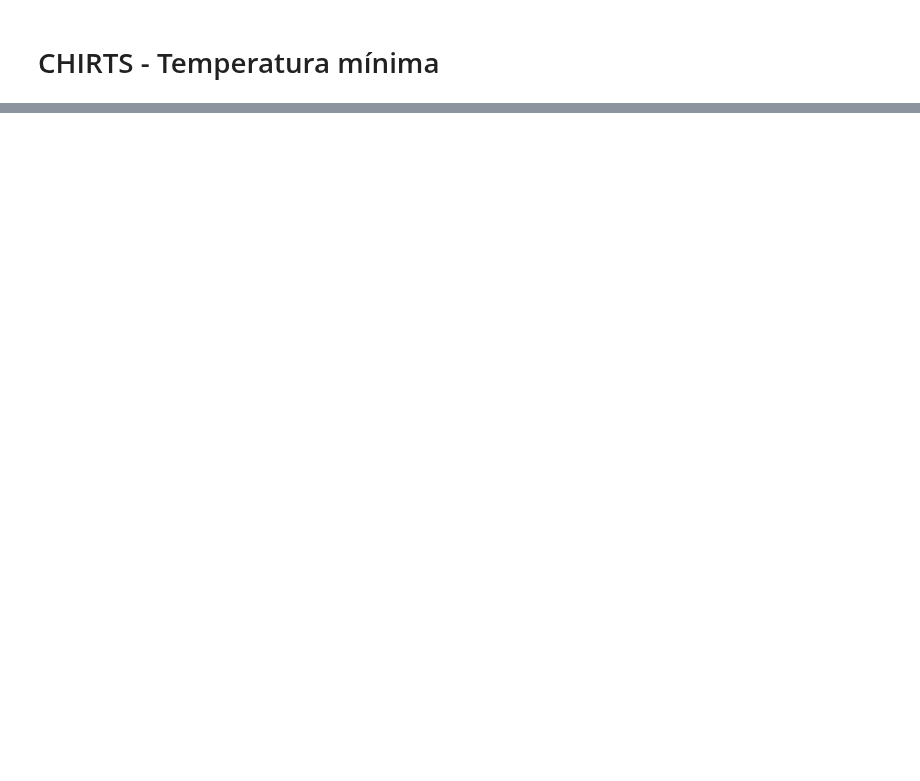
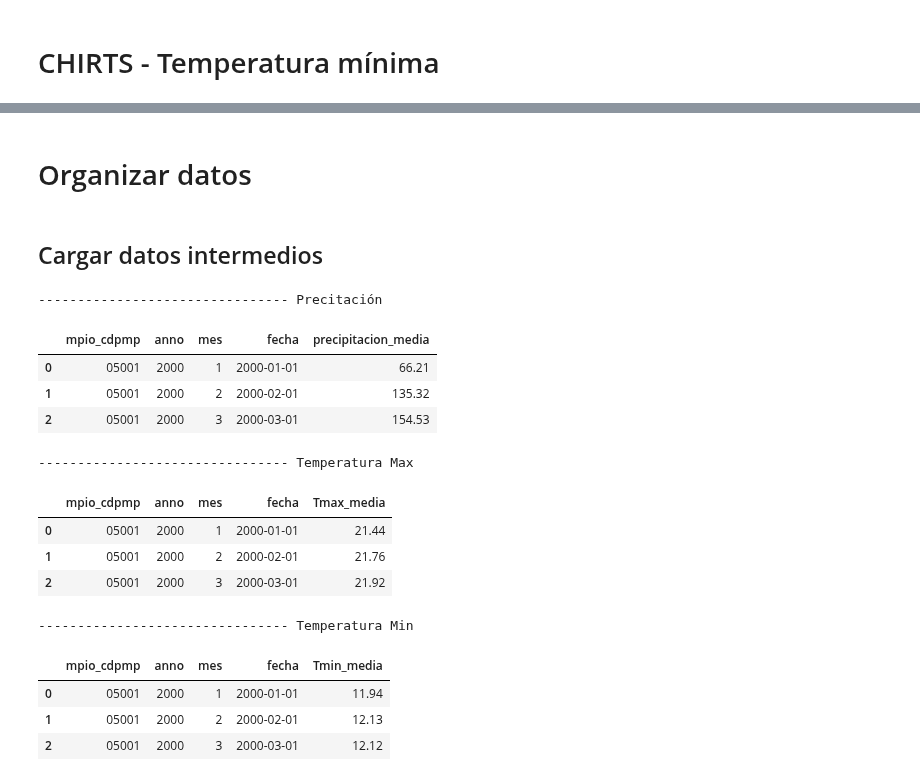
Before and after one commit to JC-AlfonsoR/PEG-mining-agriculture, a Jupyter notebook: engines/e1011_calcularIndicadoresEspacialesClima.ipynb, the cells around one changed output, grey strips where cells are left out. Saved outputs shown, nothing was run; the diff lists cells and outputs as text; code cells hidden in the pictures; blank space fills up the shorter version.

```diff
--- a/engines/e1011_calcularIndicadoresEspacialesClima.ipynb
+++ b/engines/e1011_calcularIndicadoresEspacialesClima.ipynb
@@ -469,0 +460,38 @@ Filas: 3,366
+# %% [markdown]
+# Organizar datos
+# %% [markdown]
+## Cargar datos intermedios
+# %%
+# Recuperar ruta de los archivos temporales
+ruta_respaldo_precipitacion = DATA / "intermediate/e1011_precipitacion_temporal.pkl"
+ruta_respaldo_Tmax = DATA / "intermediate/e1011_Tmax_temporal.pkl"
+ruta_respaldo_Tmin = DATA / "intermediate/e1011_Tmin_temporal.pkl"
+
+# Cargar los archivos intermedios que se exportaron en las secciones anteriores
+df_precipitacion = pd.read_pickle(ruta_respaldo_precipitacion)
+df_Tmax = pd.read_pickle(ruta_respaldo_Tmax)
+df_Tmin = pd.read_pickle(ruta_respaldo_Tmin)
+
+# mostrar estructura de los datos
+print(MSC_SEPARADOR, "Precitación")
+display(df_precipitacion.head(3))
+print(MSC_SEPARADOR, "Temperatura Max")
+display(df_Tmax.head(3))
+print(MSC_SEPARADOR, "Temperatura Min")
+display(df_Tmin.head(3))
+# %% [output]
+-------------------------------- Precitación
+|  | mpio_cdpmp | anno | mes | fecha | precipitacion_media |
+| 0 | 05001 | 2000 | 1 | 2000-01-01 | 66.21 |
+| 1 | 05001 | 2000 | 2 | 2000-02-01 | 135.32 |
+| 2 | 05001 | 2000 | 3 | 2000-03-01 | 154.53 |
+-------------------------------- Temperatura Max
+|  | mpio_cdpmp | anno | mes | fecha | Tmax_media |
+| 0 | 05001 | 2000 | 1 | 2000-01-01 | 21.44 |
+| 1 | 05001 | 2000 | 2 | 2000-02-01 | 21.76 |
+| 2 | 05001 | 2000 | 3 | 2000-03-01 | 21.92 |
+-------------------------------- Temperatura Min
+|  | mpio_cdpmp | anno | mes | fecha | Tmin_media |
+| 0 | 05001 | 2000 | 1 | 2000-01-01 | 11.94 |
+| 1 | 05001 | 2000 | 2 | 2000-02-01 | 12.13 |
+| 2 | 05001 | 2000 | 3 | 2000-03-01 | 12.12 |
```
Also changed, not shown: parts of 14 cells of this notebook, 1 other file.
